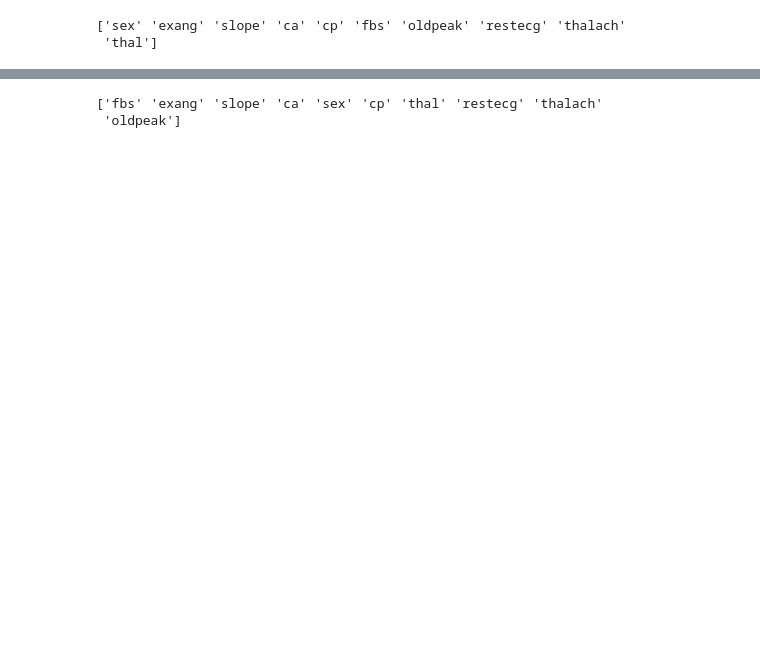
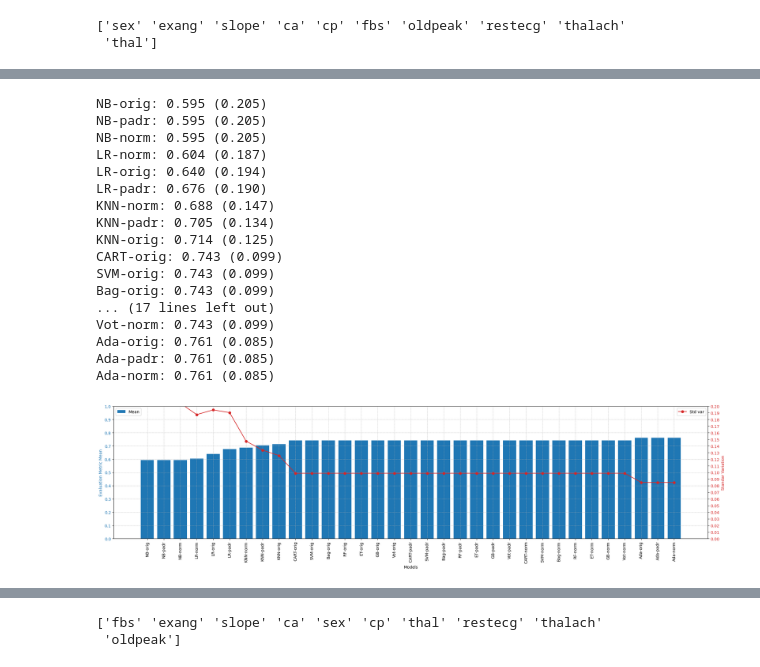
Before and after one commit to fangnes/pucrio_data_science_and_analytics, a Jupyter notebook: MVP_Machine_Learning_&_Analytics.ipynb, the cells around one changed output, grey strips where cells are left out. Saved outputs shown, nothing was run; the diff lists cells and outputs as text; code cells hidden in the pictures; blank space fills up the shorter version.

```diff
--- a/MVP_Machine_Learning_&_Analytics.ipynb
+++ b/MVP_Machine_Learning_&_Analytics.ipynb
@@ -731,0 +765,23 @@ print(features_selected_lr)
+# %%
+rfe_pip_names_4_lr, rfe_pip_results_4_lr, rfe_pip_names_7_lr, rfe_pip_results_7_lr, rfe_pip_names_10_lr, rfe_pip_results_10_lr = cross_validation_with_selected_features(pipelines, df_heart_disease, y, features_selected_lr, test_size, seed, ten_folds, scoring)
+# %%
+eval_metric_mean_std_plot(rfe_pip_results_4_lr, rfe_pip_names_4_lr)
+# %% [output]
+NB-orig: 0.595 (0.205)
+NB-padr: 0.595 (0.205)
+NB-norm: 0.595 (0.205)
+LR-norm: 0.604 (0.187)
+LR-orig: 0.640 (0.194)
+LR-padr: 0.676 (0.190)
+KNN-norm: 0.688 (0.147)
+KNN-padr: 0.705 (0.134)
+KNN-orig: 0.714 (0.125)
+CART-orig: 0.743 (0.099)
+SVM-orig: 0.743 (0.099)
+Bag-orig: 0.743 (0.099)
+... (17 lines left out)
+Vot-norm: 0.743 (0.099)
+Ada-orig: 0.761 (0.085)
+Ada-padr: 0.761 (0.085)
+Ada-norm: 0.761 (0.085)
+[figure, added]
```
Also changed, not shown: parts of 38 cells of this notebook.
